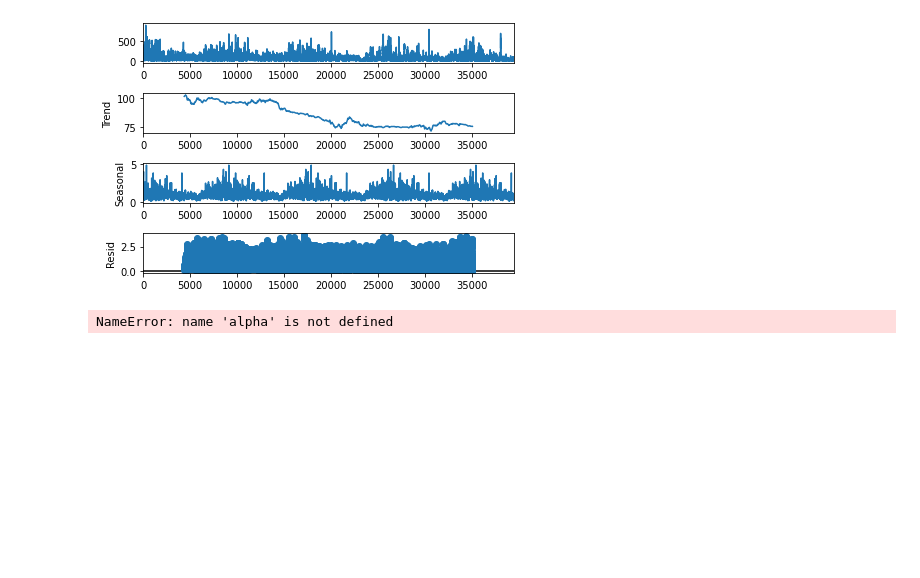
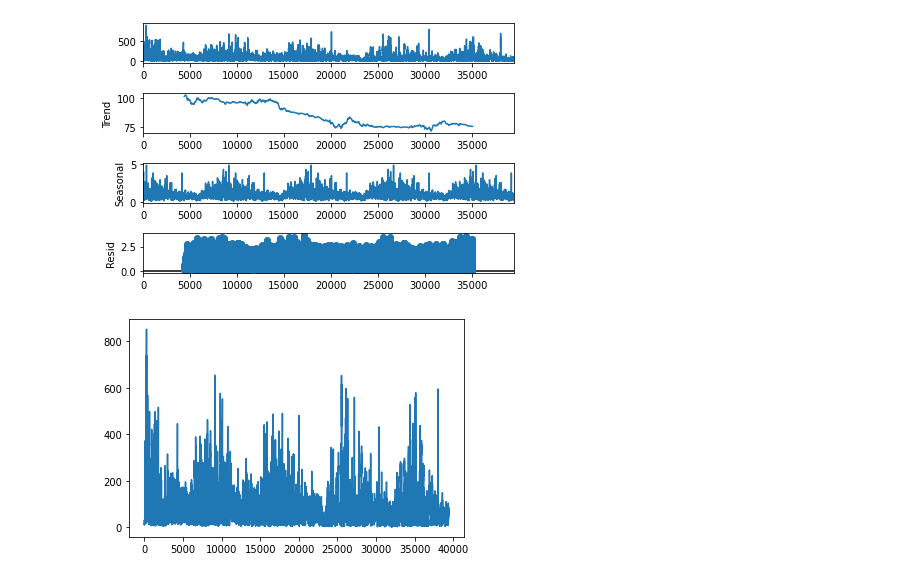
Before and after one commit to weixiabing/Innovative-practice, a Jupyter notebook: 3_holt_winter.ipynb, the cells around one changed output. Saved outputs shown, nothing was run; the diff lists cells and outputs as text; code cells hidden in the pictures; blank space fills up the shorter version.

```diff
--- a/3_holt_winter.ipynb
+++ b/3_holt_winter.ipynb
@@ -15,6 +15,8 @@ plt.show()
 [figure]
 # %%
 #第一次指数平滑
-pf["1exp"] = SimpleExpSmoothing(pf["Value"]).fit(smoothing_level=alpha).fittedvalues
+pf["1exp"] = SimpleExpSmoothing(pf["Value"]).fit(smoothing_level=0.5).fittedvalues
+pf['1exp'].plot()
+plt.show()
 # %% [output]
-NameError: name 'alpha' is not defined
+[figure, added]
```
Also changed, not shown: parts of 2 cells of this notebook.
